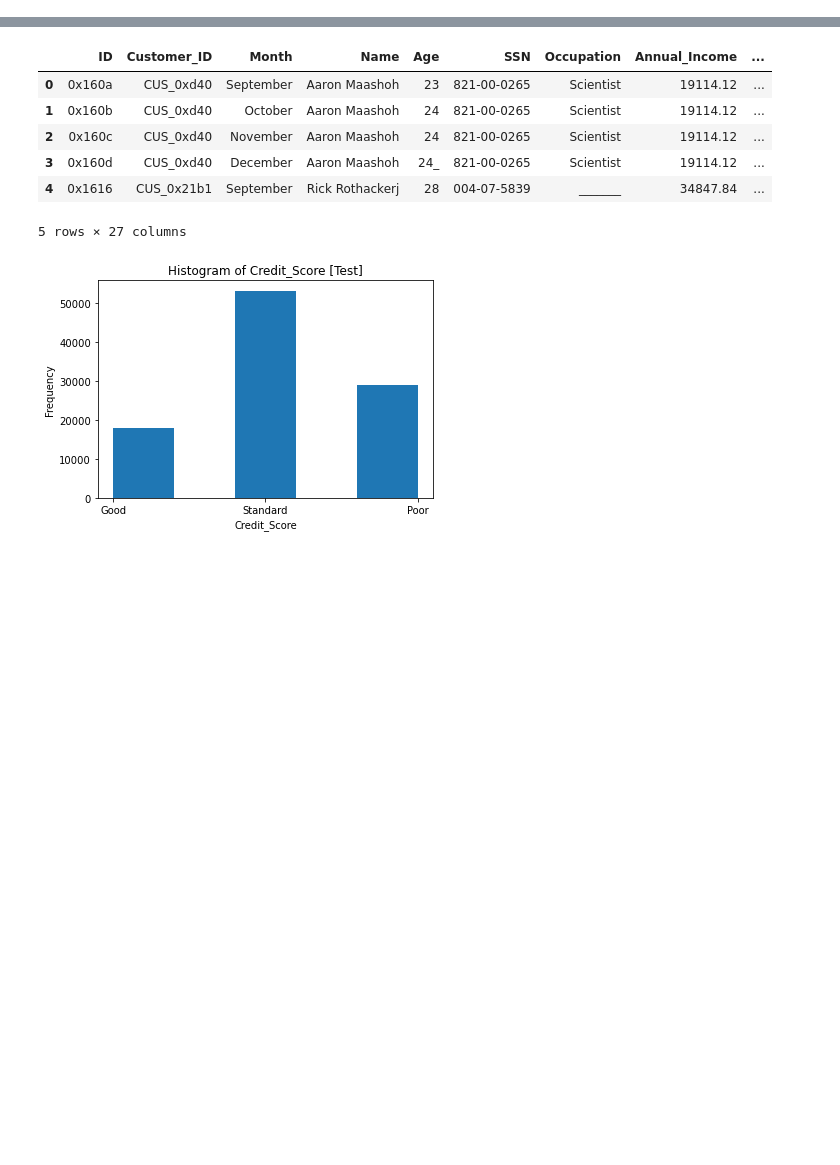
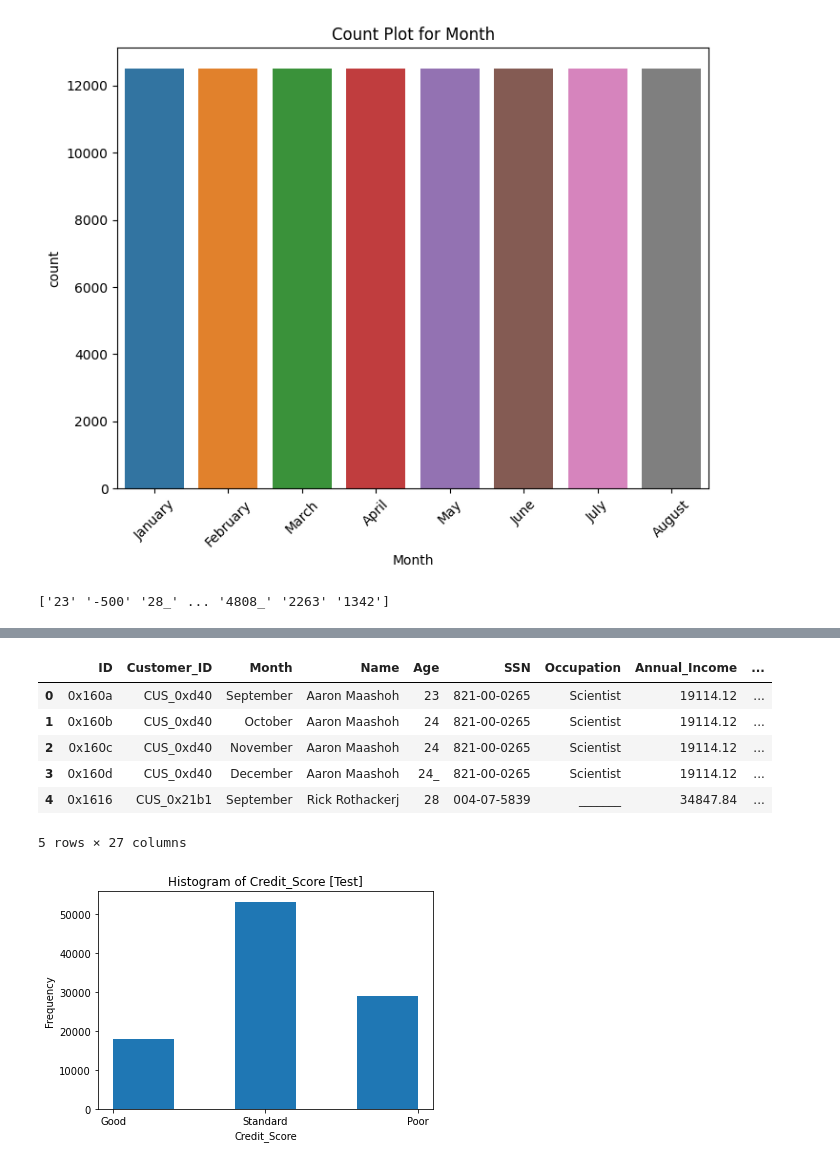
Before and after one commit to BasmaElhoseny01/Credit-Score-Classification-and-Analysis, a Jupyter notebook: src/data_visualization.ipynb, the cells around one changed output, grey strips where cells are left out. Drawn from its saved outputs; the diff is of its cells as text; code cells hidden in the pictures; blank space fills up the shorter version.

```diff
--- a/src/data_visualization.ipynb
+++ b/src/data_visualization.ipynb
@@ -26,0 +143,16 @@ plt.show()
+# %%
+# ID
+# Customer ID
+
+# Month
+visualize_column(train_df, 'Month')
+# %% [output]
+[figure, added]
+# %%
+# 'Name'
+# 'Age'
+visualize_categories(train_df, 'Age')
+# visualize_column(train_df, 'Age')
+# 'SSN',
+# %% [output]
+['23' '-500' '28_' ... '4808_' '2263' '1342']
```
Also changed, not shown: parts of 19 cells of this notebook, 1 other file.
